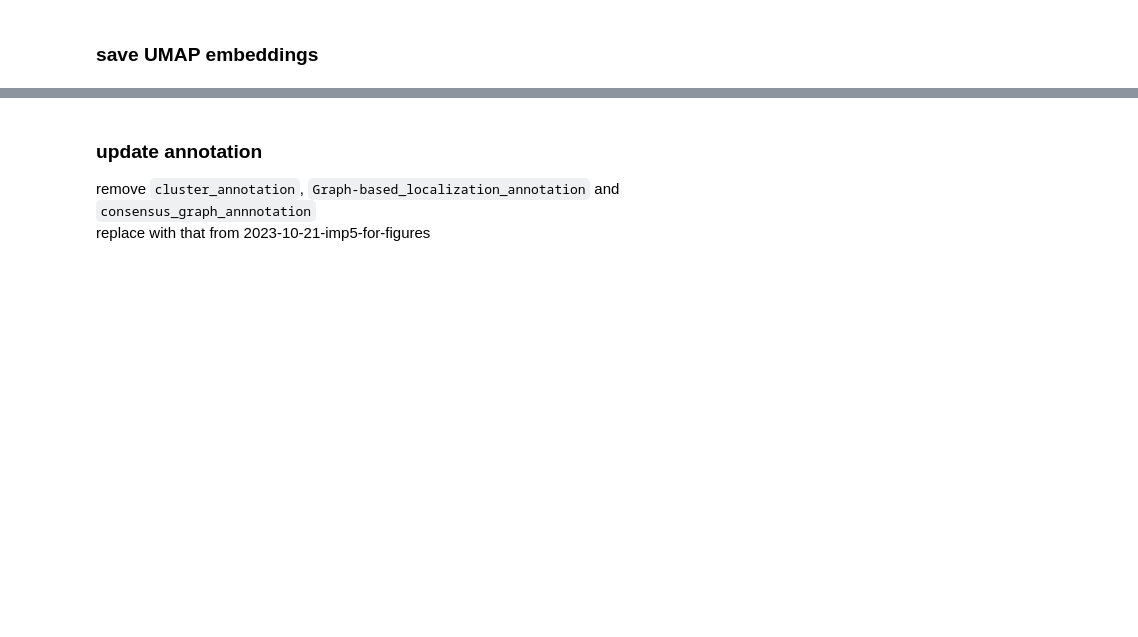
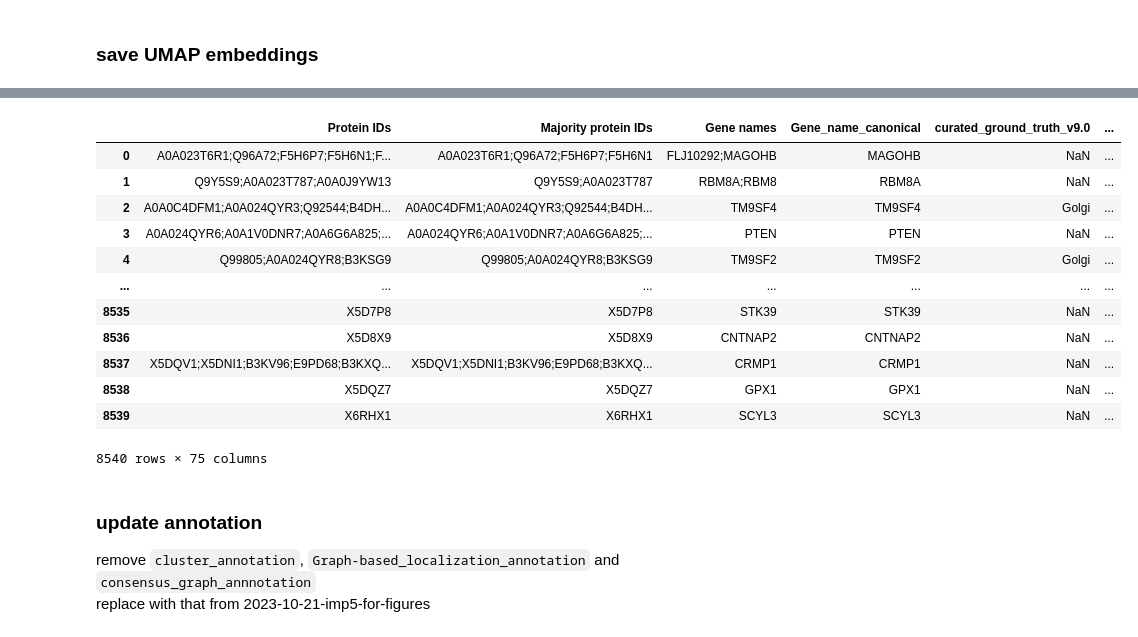
Before and after one commit to czbiohub-sf/Organelle_IP_analyses_and_figures, a Jupyter notebook: notebooks/Fig2/panel_D/Fig2_D_umap.ipynb, the cells around one changed output, grey strips where cells are left out. Drawn from its saved outputs; the diff is of its cells as text; code cells hidden in the pictures; blank space fills up the shorter version.

```diff
--- a/notebooks/Fig2/panel_D/Fig2_D_umap.ipynb
+++ b/notebooks/Fig2/panel_D/Fig2_D_umap.ipynb
@@ -172,4 +210,20 @@ umap_table.iloc[:, 8:69] = normalize_rowwise(data)
 umap_table.to_csv(os.path.join(save_path, save_name), index=False)
+# %%
+umap_table
+# %% [output]
+|  | Protein IDs | Majority protein IDs | Gene names | Gene_name_canonical | curated_ground_truth_v9.0 | ... |
+| 0 | A0A023T6R1;Q96A72;F5H6P7;F5H6N1;F... | A0A023T6R1;Q96A72;F5H6P7;F5H6N1 | FLJ10292;MAGOHB | MAGOHB | NaN | ... |
+| 1 | Q9Y5S9;A0A023T787;A0A0J9YW13 | Q9Y5S9;A0A023T787 | RBM8A;RBM8 | RBM8A | NaN | ... |
+| 2 | A0A0C4DFM1;A0A024QYR3;Q92544;B4DH... | A0A0C4DFM1;A0A024QYR3;Q92544;B4DH... | TM9SF4 | TM9SF4 | Golgi | ... |
+| 3 | A0A024QYR6;A0A1V0DNR7;A0A6G6A825;... | A0A024QYR6;A0A1V0DNR7;A0A6G6A825;... | PTEN | PTEN | NaN | ... |
+| 4 | Q99805;A0A024QYR8;B3KSG9 | Q99805;A0A024QYR8;B3KSG9 | TM9SF2 | TM9SF2 | Golgi | ... |
+| ... | ... | ... | ... | ... | ... | ... |
+| 8535 | X5D7P8 | X5D7P8 | STK39 | STK39 | NaN | ... |
+| 8536 | X5D8X9 | X5D8X9 | CNTNAP2 | CNTNAP2 | NaN | ... |
+| 8537 | X5DQV1;X5DNI1;B3KV96;E9PD68;B3KXQ... | X5DQV1;X5DNI1;B3KV96;E9PD68;B3KXQ... | CRMP1 | CRMP1 | NaN | ... |
+| 8538 | X5DQZ7 | X5DQZ7 | GPX1 | GPX1 | NaN | ... |
+| 8539 | X6RHX1 | X6RHX1 | SCYL3 | SCYL3 | NaN | ... |
+8540 rows × 75 columns
 # %% [markdown]
 ### update annotation
 remove `cluster_annotation`, `Graph-based_localization_annotation` and `consensus_graph_annnotation`
```
Also changed, not shown: parts of 27 cells of this notebook, 36 other files.
